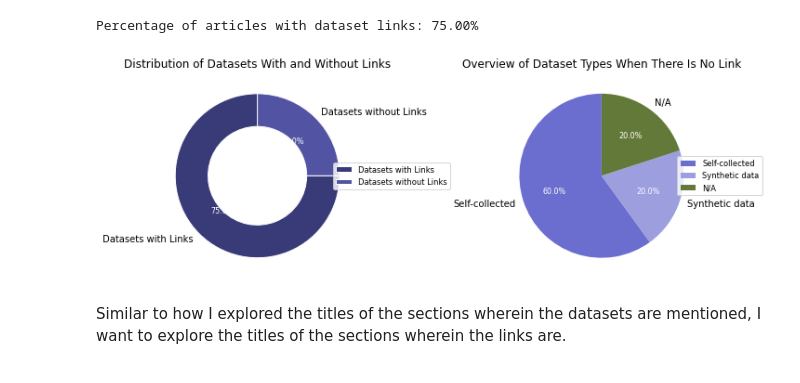
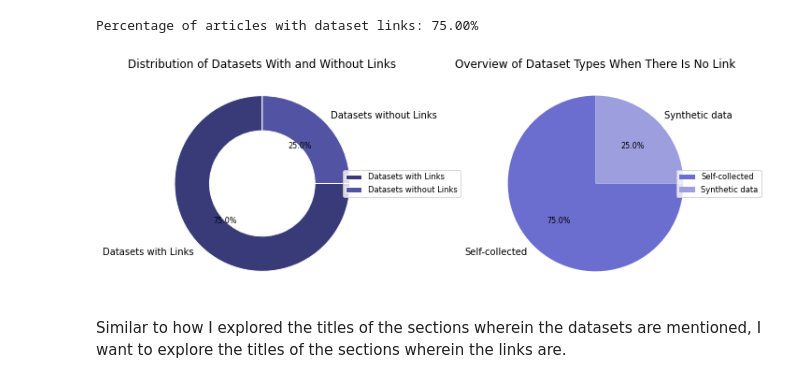
Before and after one commit to phantomloe/Thesis, a Jupyter notebook: Code/articles_groundtruth_v2.ipynb, the cells around one changed output. Saved outputs shown, nothing was run; the diff lists cells and outputs as text; code cells hidden in the pictures.

Commit message:
Edits and addition of some results

```diff
--- a/Code/articles_groundtruth_v2.ipynb
+++ b/Code/articles_groundtruth_v2.ipynb
@@ -446,6 +447,8 @@ article_data_list = [
 
 # Create the DataFrame from the list of dictionaries
 articles = pd.DataFrame(article_data_list)
+# Replace 'N/A' with np.nan in all columns
+articles.replace('N/A', np.nan, inplace=True)
 # %%
 articles
 # %% [output]
@@ -867,7 +868,7 @@ From 34 unique section titles, only three deviated from the expected pattern of
 I'm interested to know the distribution of articles with and without links, as well as where the links are mentioned compared to any additional mentions of the dataset.
 # %%
 # Calculate the percentage of articles with dataset links
-has_links = (articles['dataset_link'] != 'N/A').sum()
+has_links = (articles['dataset_link'].notna()).sum()
 percentage_with_links = (has_links / len(articles)) * 100
 
 print(f"Percentage of articles with dataset links: {percentage_with_links:.2f}%")
@@ -889,44 +890,44 @@ legend1 = ax1.legend(wedges1, labels1, loc='center left', bbox_to_anchor=(0.85,
 
 # Add percentage labels outside the pie chart
 for autotext in autotexts1:
-    autotext.set(size=8, color='white')
+    autotext.set(size=8, color='black')
 
 # Filter rows where 'dataset_link' is 'N/A'
-na_links = articles[articles['dataset_link'] == 'N/A']
+na_links = articles[articles['dataset_link'].isna()]
 
 # Get the counts of each type of dataset used
 dataset_counts = na_links['dataset_used'].value_counts().reset_index()
 dataset_counts.columns = ['Dataset Type', 'Count']
 
 # Data preparation for dataset types when links are not available
 labels2 = dataset_counts['Dataset Type']
 sizes2 = dataset_counts['Count']
 
 # Create a pie plot for dataset types when links are not available
 wedges2, texts2, autotexts2 = ax2.pie(sizes2, labels=labels2, autopct='%1.1f%%',
                                       startangle=90, colors=plt.cm.tab20b.colors[2:])
 
 # Add a legend
 legend2 = ax2.legend(wedges2, labels2, loc='center left', bbox_to_anchor=(0.85, 0.5), fontsize='small')
 
 # Add percentage labels outside the pie chart
 for autotext in autotexts2:
-    autotext.set(size=8, color='white')
+    autotext.set(size=8, color='black')
 
 # Set titles
 ax1.set_title('Distribution of Datasets With and Without Links')
 ax2.set_title("Overview of Dataset Types When There Is No Link")
 
 # Adjust layout
 plt.tight_layout()
 
 # Save the figure
-plt.savefig('../Results/graphics/GroundtruthURLDistribution.png', bbox_extra_artists=(legend1, legend2), bbox_inches='tight')
+plt.savefig('../Results/graphics/Groundtruth_URLDistribution.png', bbox_extra_artists=(legend1, legend2), bbox_inches='tight')
 
 # Show the plots
 plt.show()
 # %% [output]
-[figure, old version]
+[figure, new version]
 # %% [markdown]
 Similar to how I explored the titles of the sections wherein the datasets are mentioned, I want to explore the titles of the sections wherein the links are.
 # %%
```
Also changed, not shown: parts of 29 cells of this notebook, 19 other files.
